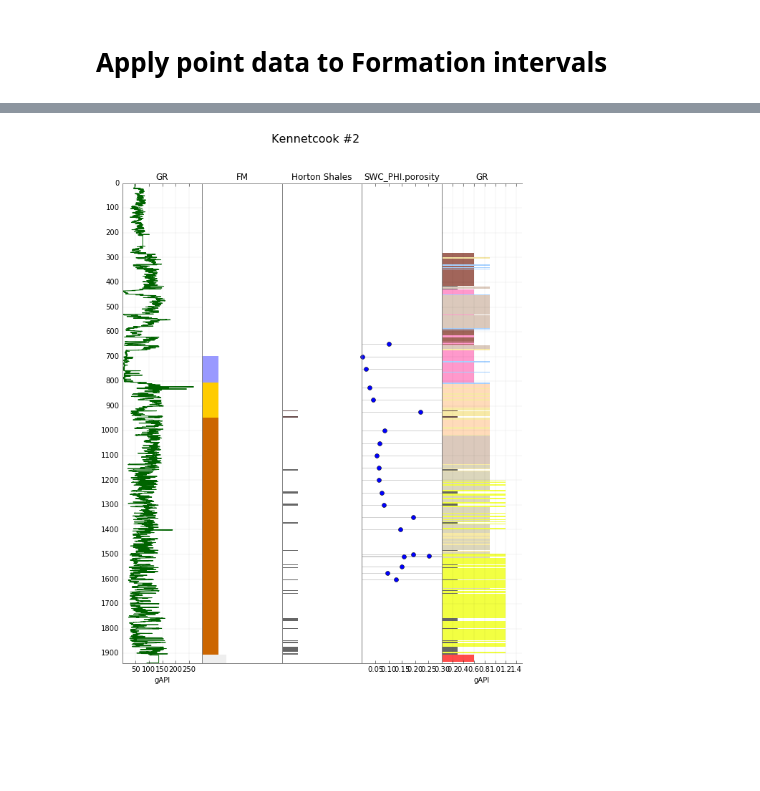
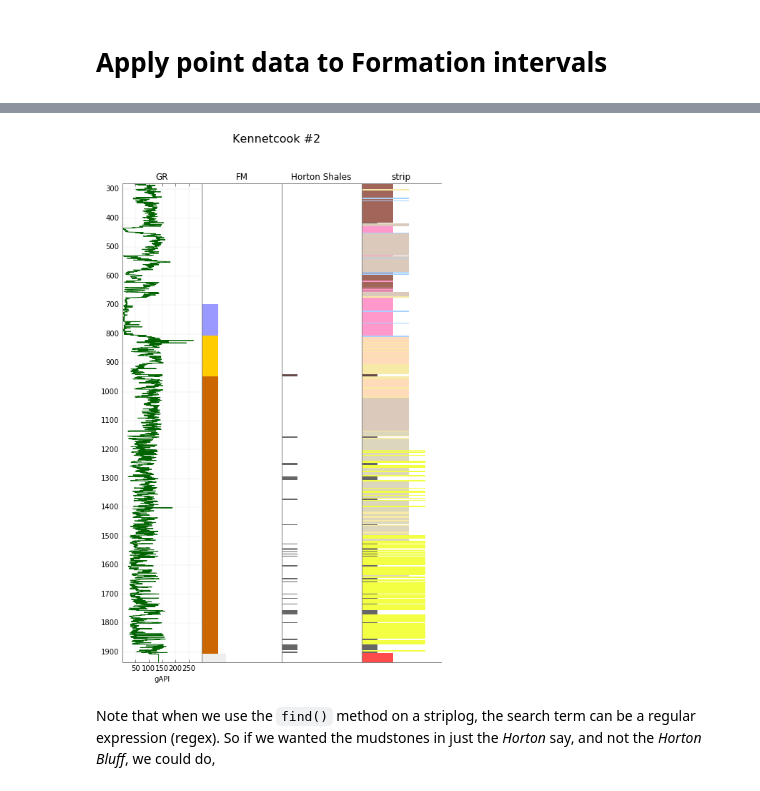
Before and after one commit to EvanBianco/recipes, a Jupyter notebook: Filtering lithology by formation.ipynb, the cells around one changed output, grey strips where cells are left out. Saved outputs shown, nothing was run; the diff lists cells and outputs as text; code cells hidden in the pictures; blank space fills up the shorter version.

Commit message:
new recipe with some regex add-ons

```diff
--- a/Filtering lithology by formation.ipynb
+++ b/Filtering lithology by formation.ipynb
@@ -134,4 +84,3 @@ Add our `formations` and `swc_porosity` to the `well`
 # %%
 well.data['FM'] = formations
-well.data['SWC_PHI'] = swc_data
 well.data['strip'] = strip
@@ -163,2 +96,3 @@ Striplog(21 Intervals, start=1600.0, stop=650.0)
 # %%
-ShalyHort = well.data['strip'].find('mud').intersect(well.data['FM'].find('Horton'))
+muds = well.data['strip'].find('mud') # a striplog with only muds
+Hort = well.data['FM'].find('Horton') # a striplog with only 'Horton' in formation name
@@ -164,0 +101,2 @@ ShalyHort = well.data['strip'].find('mud').intersect(well.data['FM'].find('Horto
+# %%
+ShalyHort = muds.intersect(Hort)
@@ -165,7 +105,9 @@ ShalyHort = well.data['strip'].find('mud').intersect(well.data['FM'].find('Horto
 # %%
 well.data['Horton Shales']=ShalyHort
 # %%
-tracks = ['GR','FM','Horton Shales','SWC_PHI.porosity',['strip','GR']]
+tracks = ['GR','FM','Horton Shales', 'strip']
 well.plot(tracks=tracks, legend=complete_legend)
 # %% [output]
-[figure, old version]
+[figure, new version]
+# %% [markdown]
+Note that when we use the `find()` method on a striplog, the search term can be a regular expression (regex). So if we wanted the mudstones in just the <i>Horton</i> say, and not the <i>Horton Bluff</i>, we could do,
```
Also changed, not shown: parts of 22 cells of this notebook.
